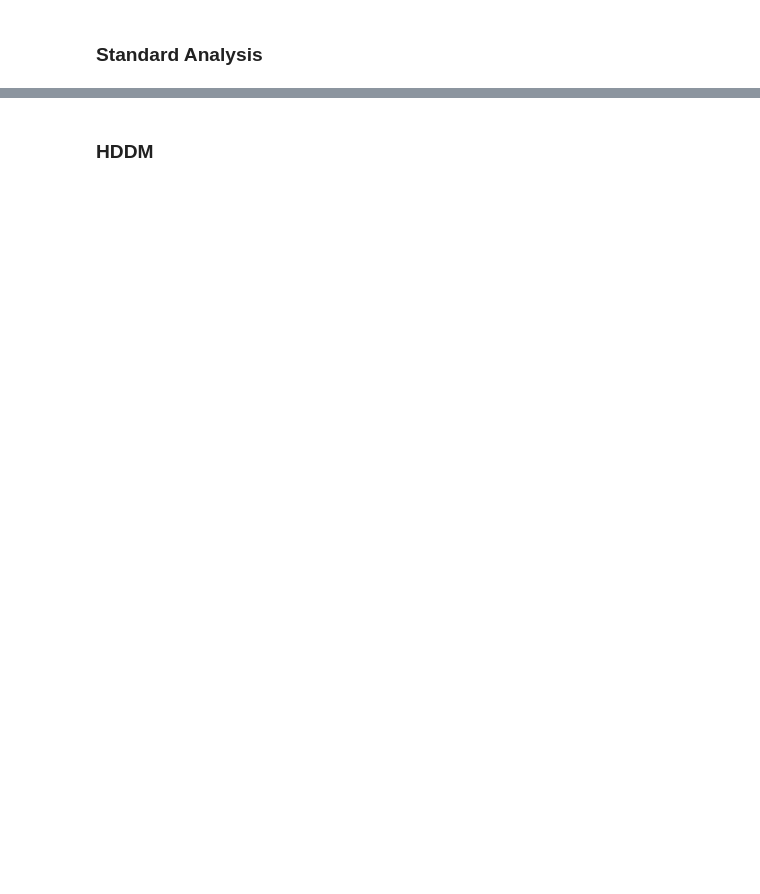
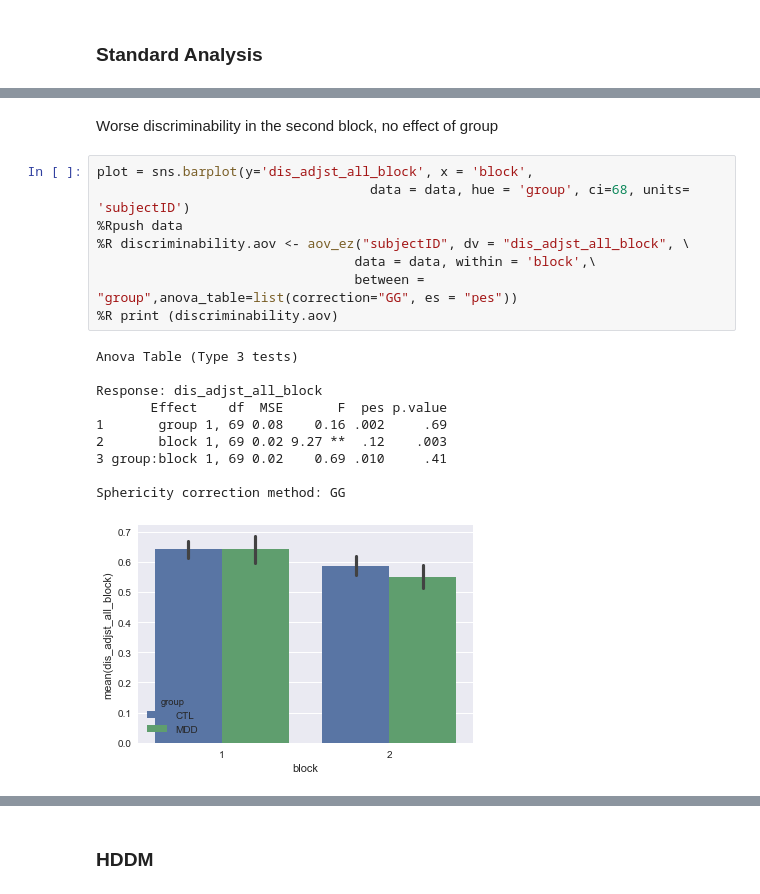
Before and after one commit to vlawlor/Kid-PRT, a Jupyter notebook: KIDPRT.ipynb, the cells around one changed output, grey strips where cells are left out. Cells and saved outputs as stored; diff of their text form; blank space fills up the shorter version.

```diff
--- a/KIDPRT.ipynb
+++ b/KIDPRT.ipynb
@@ -42,0 +523,21 @@ path2data = '/Users/victorialawlor/Work/Expts/KIDPRT/Data/'
+# %% [markdown]
+Worse discriminability in the second block, no effect of group
+# %%
+plot = sns.barplot(y='dis_adjst_all_block', x = 'block',
+                                   data = data, hue = 'group', ci=68, units= 'subjectID')
+%Rpush data
+%R discriminability.aov <- aov_ez("subjectID", dv = "dis_adjst_all_block", \
+                                 data = data, within = 'block',\
+                                 between = "group",anova_table=list(correction="GG", es = "pes"))
+%R print (discriminability.aov)
+# %% [output]
+Anova Table (Type 3 tests)
+
+Response: dis_adjst_all_block
+       Effect    df  MSE       F  pes p.value
+1       group 1, 69 0.08    0.16 .002     .69
+2       block 1, 69 0.02 9.27 **  .12    .003
+3 group:block 1, 69 0.02    0.69 .010     .41
+
+Sphericity correction method: GG
+[figure, added]
```
Also changed, not shown: parts of 96 cells of this notebook.
